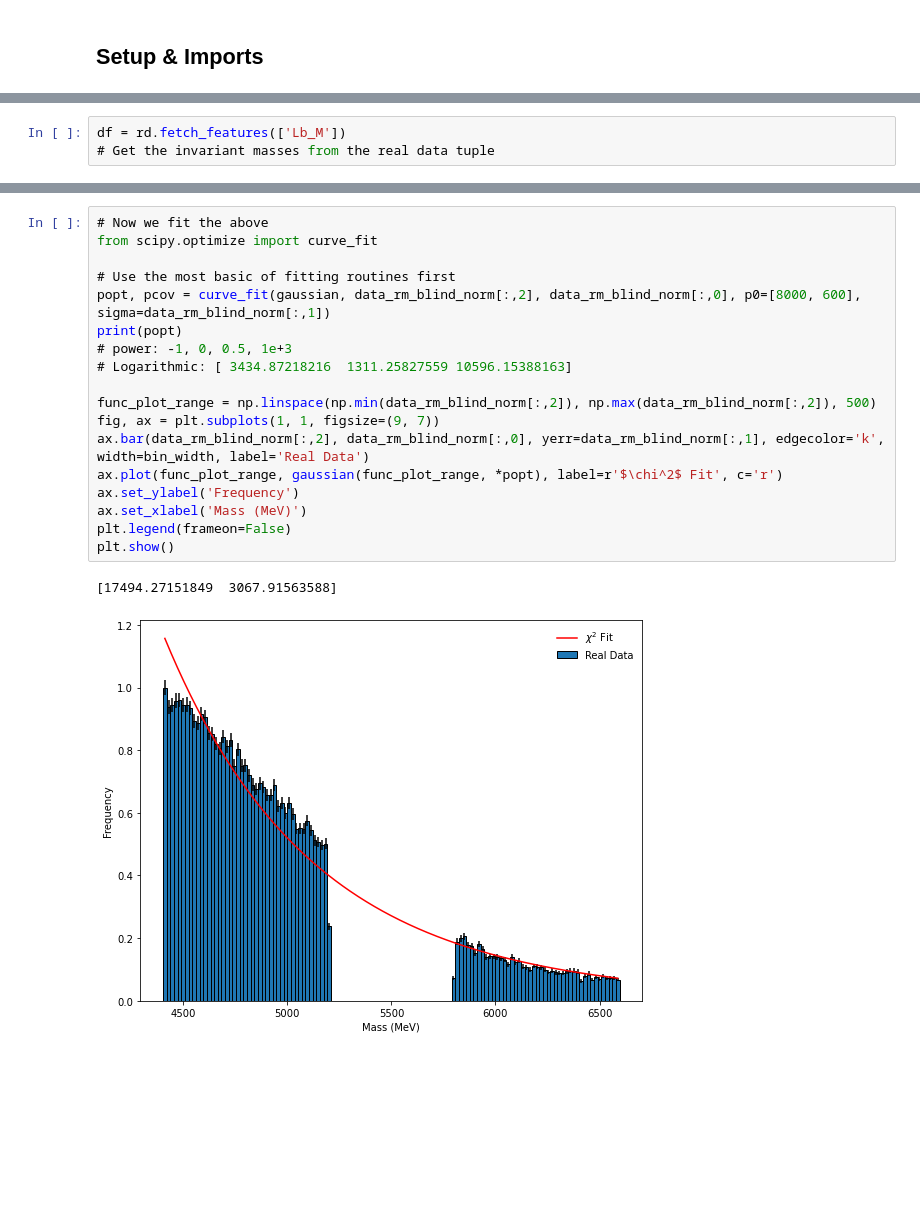
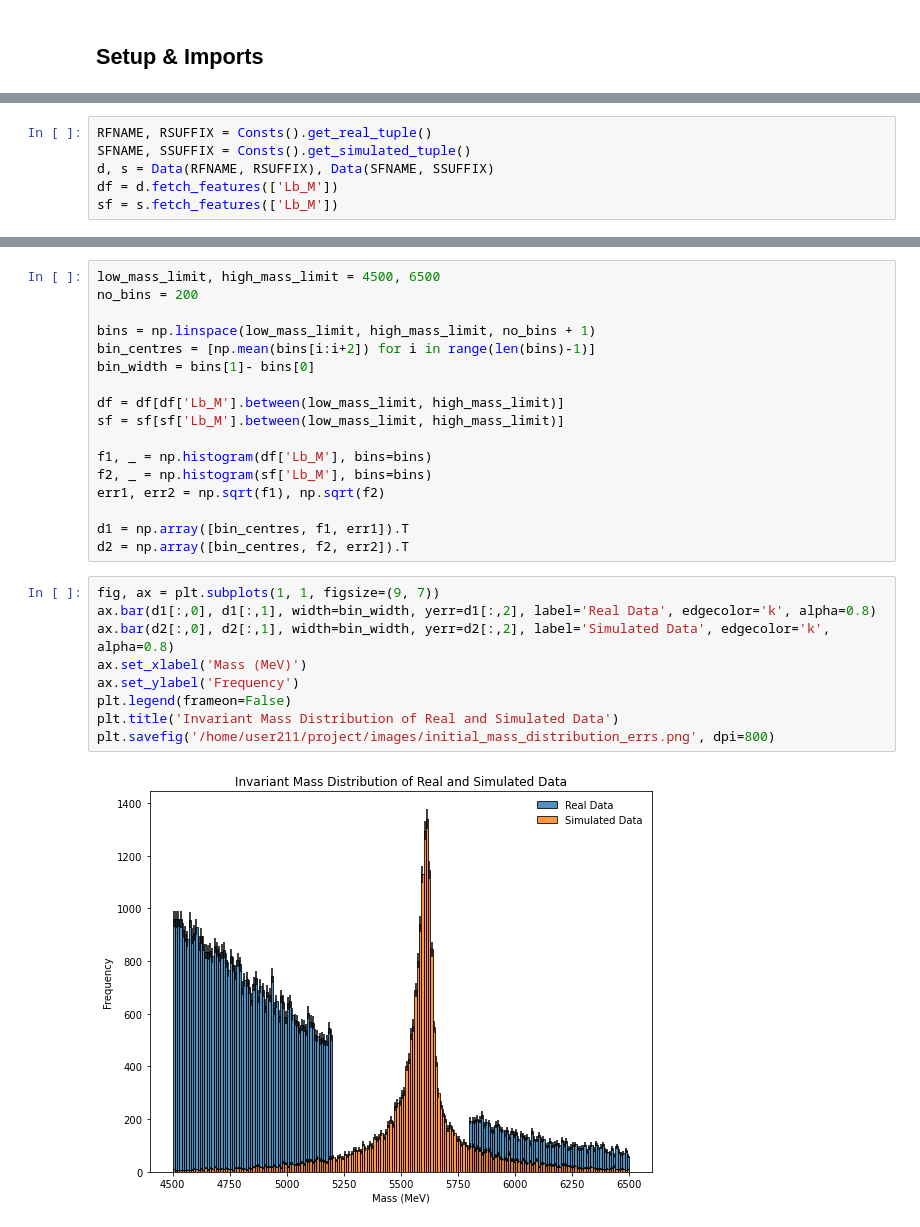
Before and after one commit to ChandlerKenworthy/Y4RareDecayProject, a Jupyter notebook: background_fitting/ModelBackground.ipynb, the cells around one changed output, grey strips where cells are left out. Saved outputs shown, nothing was run; the diff lists cells and outputs as text; blank space fills up the shorter version.

```diff
--- a/background_fitting/ModelBackground.ipynb
+++ b/background_fitting/ModelBackground.ipynb
@@ -79 +12,7 @@ def bar_with_errs(data, bin_width, labels, figsize=(11, 9), savefig=None, title=
+# %%
+RFNAME, RSUFFIX = Consts().get_real_tuple()
+SFNAME, SSUFFIX = Consts().get_simulated_tuple()
+d, s = Data(RFNAME, RSUFFIX), Data(SFNAME, SSUFFIX)
+df = d.fetch_features(['Lb_M'])
+sf = s.fetch_features(['Lb_M'])
 # %% [markdown]
@@ -81,3 +19,0 @@ def bar_with_errs(data, bin_width, labels, figsize=(11, 9), savefig=None, title=
-# %%
-df = rd.fetch_features(['Lb_M'])
-# Get the invariant masses from the real data tuple
@@ -154,21 +20,28 @@ fig2, ax2 = bar_with_errs(data_rm_blind_norm, bin_width, ['Label'])
-# %%
-# Now we fit the above
-from scipy.optimize import curve_fit
-
-# Use the most basic of fitting routines first
-popt, pcov = curve_fit(gaussian, data_rm_blind_norm[:,2], data_rm_blind_norm[:,0], p0=[8000, 600], sigma=data_rm_blind_norm[:,1])
-print(popt)
-# power: -1, 0, 0.5, 1e+3
-# Logarithmic: [ 3434.87218216  1311.25827559 10596.15388163]
-
-func_plot_range = np.linspace(np.min(data_rm_blind_norm[:,2]), np.max(data_rm_blind_norm[:,2]), 500)
-fig, ax = plt.subplots(1, 1, figsize=(9, 7))
-ax.bar(data_rm_blind_norm[:,2], data_rm_blind_norm[:,0], yerr=data_rm_blind_norm[:,1], edgecolor='k', width=bin_width, label='Real Data')
-ax.plot(func_plot_range, gaussian(func_plot_range, *popt), label=r'$\chi^2$ Fit', c='r')
-ax.set_ylabel('Frequency')
-ax.set_xlabel('Mass (MeV)')
-plt.legend(frameon=False)
-plt.show()
-# %% [output]
-[17494.27151849  3067.91563588]
-[figure, removed]
+# %%
+low_mass_limit, high_mass_limit = 4500, 6500
+no_bins = 200
+
+bins = np.linspace(low_mass_limit, high_mass_limit, no_bins + 1)
+bin_centres = [np.mean(bins[i:i+2]) for i in range(len(bins)-1)]
+bin_width = bins[1]- bins[0]
+
+df = df[df['Lb_M'].between(low_mass_limit, high_mass_limit)]
+sf = sf[sf['Lb_M'].between(low_mass_limit, high_mass_limit)]
+
+f1, _ = np.histogram(df['Lb_M'], bins=bins)
+f2, _ = np.histogram(sf['Lb_M'], bins=bins)
+err1, err2 = np.sqrt(f1), np.sqrt(f2)
+
+d1 = np.array([bin_centres, f1, err1]).T
+d2 = np.array([bin_centres, f2, err2]).T
+# %%
+fig, ax = plt.subplots(1, 1, figsize=(9, 7))
+ax.bar(d1[:,0], d1[:,1], width=bin_width, yerr=d1[:,2], label='Real Data', edgecolor='k', alpha=0.8)
+ax.bar(d2[:,0], d2[:,1], width=bin_width, yerr=d2[:,2], label='Simulated Data', edgecolor='k', alpha=0.8)
+ax.set_xlabel('Mass (MeV)')
+ax.set_ylabel('Frequency')
+plt.legend(frameon=False)
+plt.title('Invariant Mass Distribution of Real and Simulated Data')
+plt.savefig('/home/user211/project/images/initial_mass_distribution_errs.png', dpi=800)
+# %% [output]
+[figure, added]
```
Also changed, not shown: parts of 19 cells of this notebook, 4 other files.
